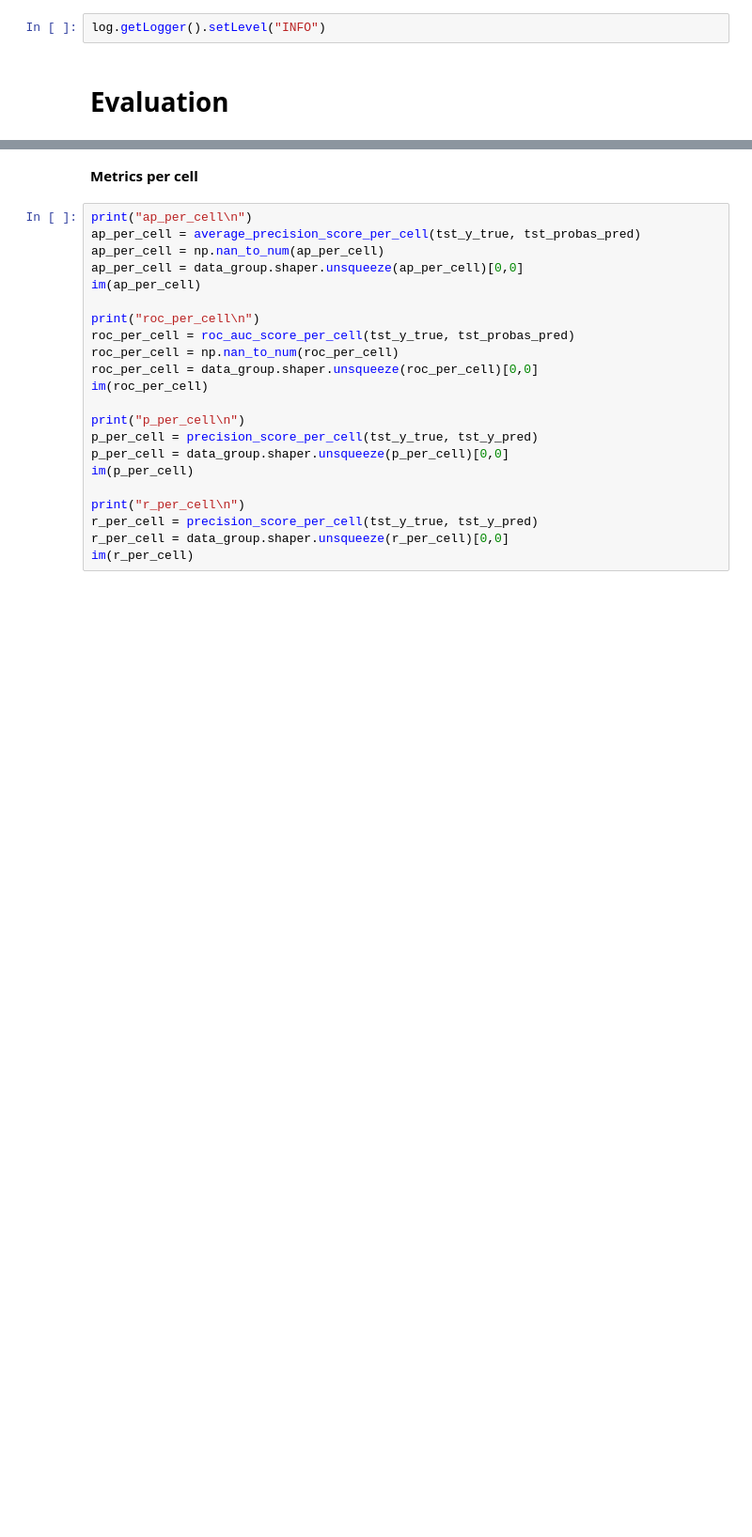
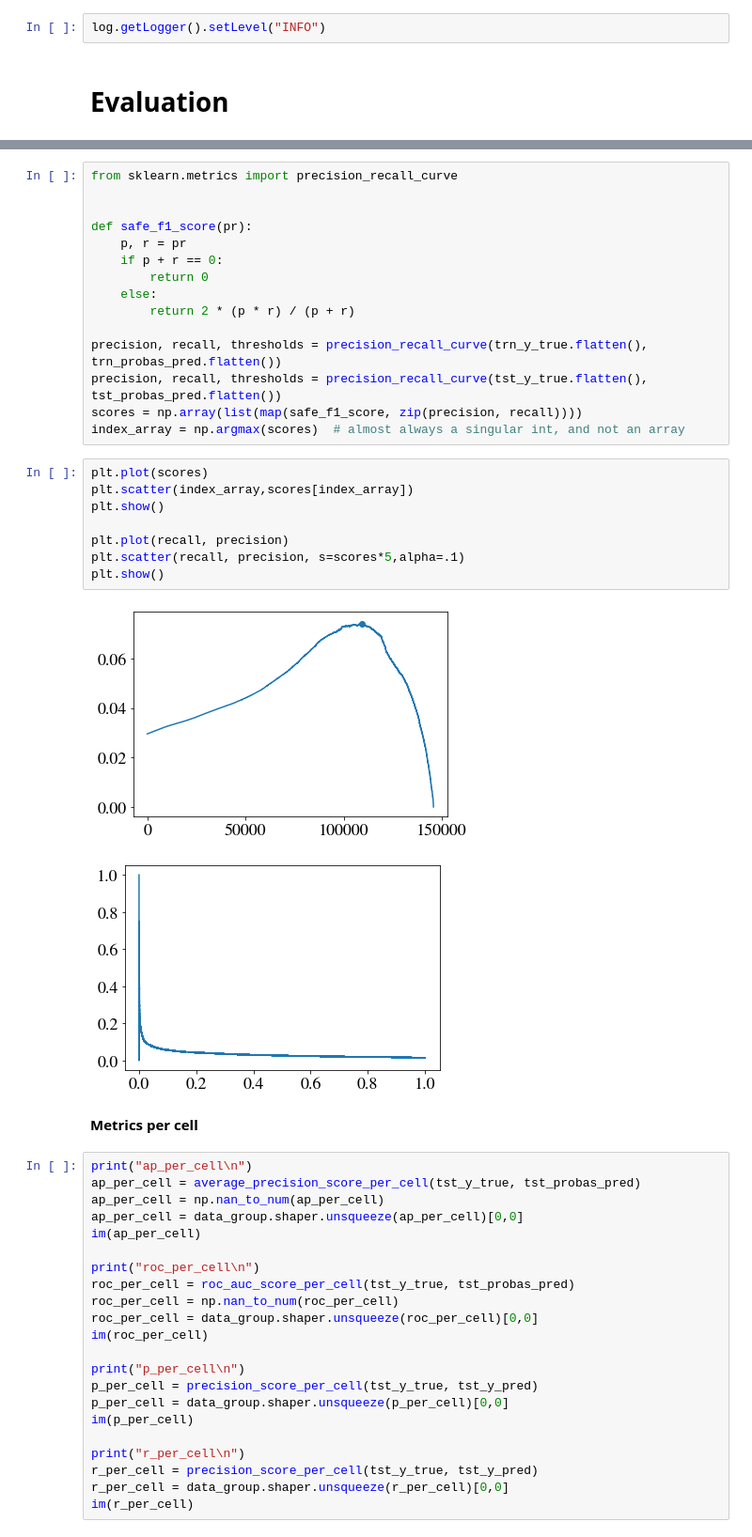
Before and after one commit to bernsblack/masters, a Jupyter notebook: run_kang_fnn_model.ipynb, the cells around one changed output, grey strips where cells are left out. Shown at 94% size. Drawn from its saved outputs; the diff is of its cells as text; blank space fills up the shorter version.

```diff
--- a/run_kang_fnn_model.ipynb
+++ b/run_kang_fnn_model.ipynb
@@ -334,3 +399,29 @@ setup - done
+# %%
+from sklearn.metrics import precision_recall_curve
+
+
+def safe_f1_score(pr):
+    p, r = pr
+    if p + r == 0:
+        return 0
+    else:
+        return 2 * (p * r) / (p + r)
+
+precision, recall, thresholds = precision_recall_curve(trn_y_true.flatten(), trn_probas_pred.flatten())
+precision, recall, thresholds = precision_recall_curve(tst_y_true.flatten(), tst_probas_pred.flatten())
+scores = np.array(list(map(safe_f1_score, zip(precision, recall))))
+index_array = np.argmax(scores)  # almost always a singular int, and not an array
+# %%
+plt.plot(scores)
+plt.scatter(index_array,scores[index_array])
+plt.show()
+
+plt.plot(recall, precision)
+plt.scatter(recall, precision, s=scores*5,alpha=.1)
+plt.show()
+# %% [output]
+[figure, added]
+[figure, added]
 # %% [markdown]
 **Metrics per cell**
 # %%
```
Also changed, not shown: parts of 14 cells of this notebook, 7 other files.
